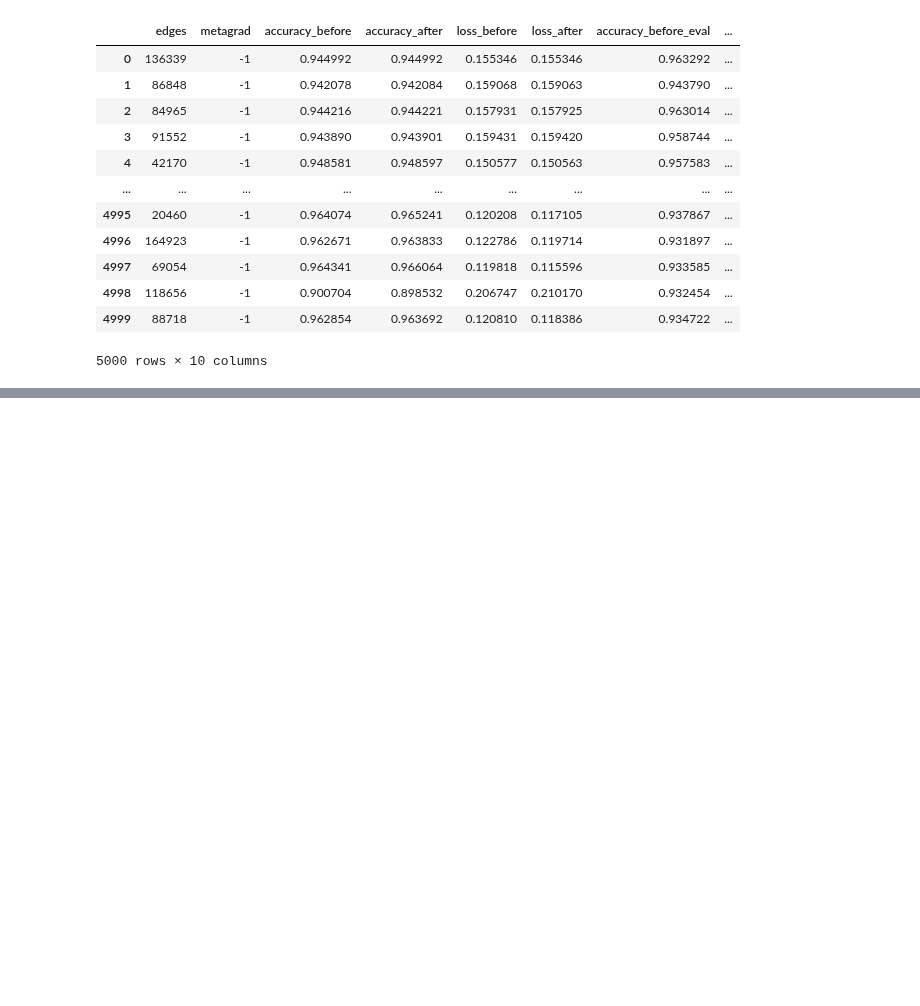
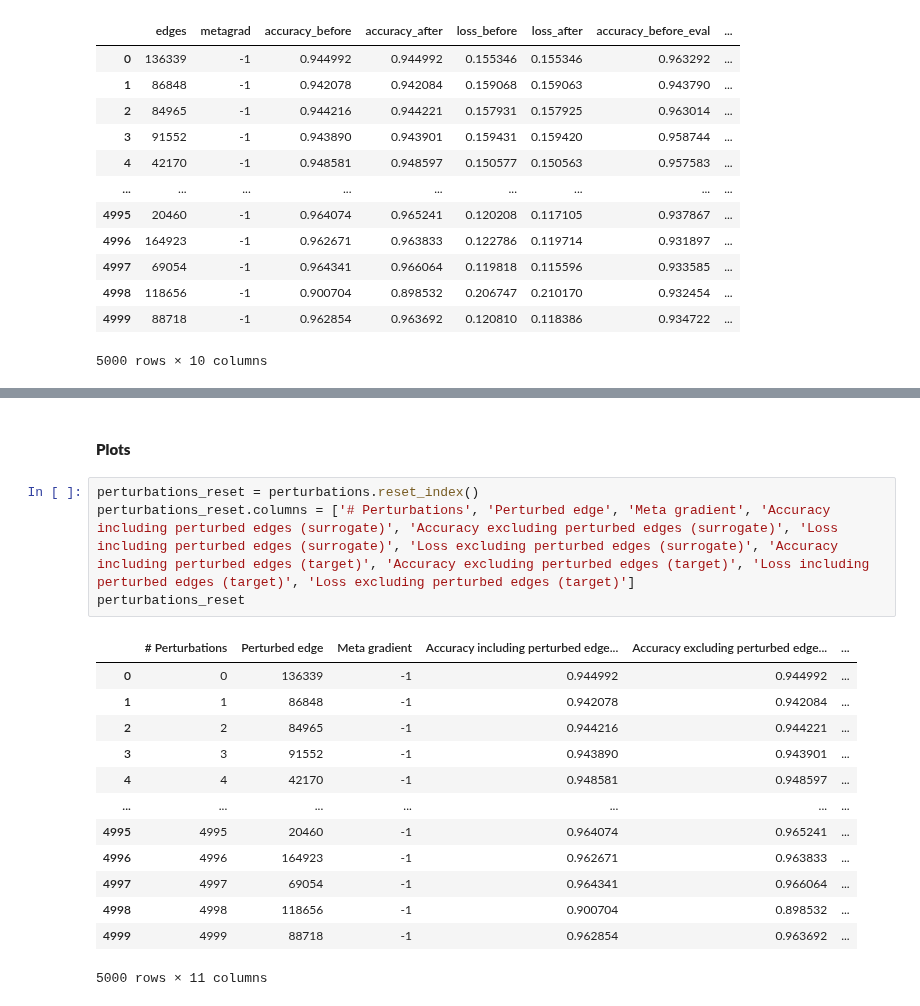
Before and after one commit to aravind-gk/RecSysAttack, a Jupyter notebook: baseline-surrogate.ipynb, the cells around one changed output, grey strips where cells are left out. Cells and saved outputs as stored; diff of their text form; blank space fills up the shorter version.

```diff
--- a/baseline-surrogate.ipynb
+++ b/baseline-surrogate.ipynb
@@ -331,0 +352,20 @@ perturbations
+# %% [markdown]
+#### **Plots**
+# %%
+perturbations_reset = perturbations.reset_index()
+perturbations_reset.columns = ['# Perturbations', 'Perturbed edge', 'Meta gradient', 'Accuracy including perturbed edges (surrogate)', 'Accuracy excluding perturbed edges (surrogate)', 'Loss including perturbed edges (surrogate)', 'Loss excluding perturbed edges (surrogate)', 'Accuracy including perturbed edges (target)', 'Accuracy excluding perturbed edges (target)', 'Loss including perturbed edges (target)', 'Loss excluding perturbed edges (target)']
+perturbations_reset
+# %% [output]
+|  | # Perturbations | Perturbed edge | Meta gradient | Accuracy including perturbed edge... | Accuracy excluding perturbed edge... | ... |
+| 0 | 0 | 136339 | -1 | 0.944992 | 0.944992 | ... |
+| 1 | 1 | 86848 | -1 | 0.942078 | 0.942084 | ... |
+| 2 | 2 | 84965 | -1 | 0.944216 | 0.944221 | ... |
+| 3 | 3 | 91552 | -1 | 0.943890 | 0.943901 | ... |
+| 4 | 4 | 42170 | -1 | 0.948581 | 0.948597 | ... |
+| ... | ... | ... | ... | ... | ... | ... |
+| 4995 | 4995 | 20460 | -1 | 0.964074 | 0.965241 | ... |
+| 4996 | 4996 | 164923 | -1 | 0.962671 | 0.963833 | ... |
+| 4997 | 4997 | 69054 | -1 | 0.964341 | 0.966064 | ... |
+| 4998 | 4998 | 118656 | -1 | 0.900704 | 0.898532 | ... |
+| 4999 | 4999 | 88718 | -1 | 0.962854 | 0.963692 | ... |
+5000 rows × 11 columns
```
Also changed, not shown: parts of 2 cells of this notebook, 11 other files.
